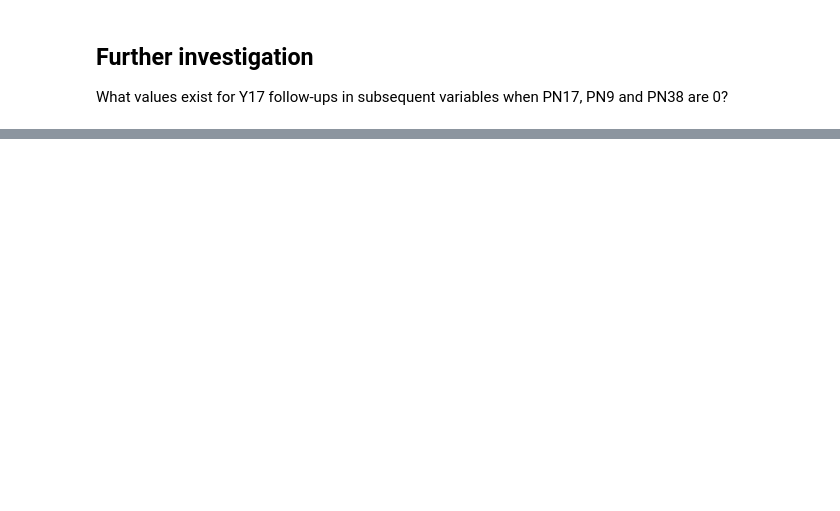
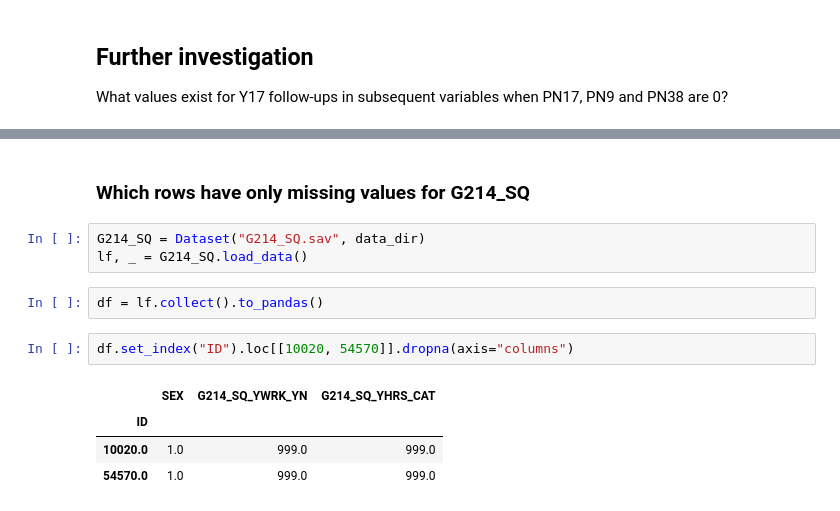
Before and after one commit to matt-humphrey/rs-pain, a Jupyter notebook: nbs/01_data_exploration.ipynb, the cells around one changed output, grey strips where cells are left out. Saved outputs shown, nothing was run; the diff lists cells and outputs as text; blank space fills up the shorter version.

Commit message:
explore missing rows to drop in G214_SQ

```diff
--- a/nbs/01_data_exploration.ipynb
+++ b/nbs/01_data_exploration.ipynb
@@ -988,0 +1174,14 @@ shape: (9, 2)
+# %% [markdown]
+### Which rows have only missing values for G214_SQ
+# %%
+G214_SQ = Dataset("G214_SQ.sav", data_dir)
+lf, _ = G214_SQ.load_data()
+# %%
+df = lf.collect().to_pandas()
+# %%
+df.set_index("ID").loc[[10020, 54570]].dropna(axis="columns")
+# %% [output]
+|  | SEX | G214_SQ_YWRK_YN | G214_SQ_YHRS_CAT |
+| ID |  |  |  |
+| 10020.0 | 1.0 | 999.0 | 999.0 |
+| 54570.0 | 1.0 | 999.0 | 999.0 |
```
Also changed, not shown: parts of 42 cells of this notebook.
